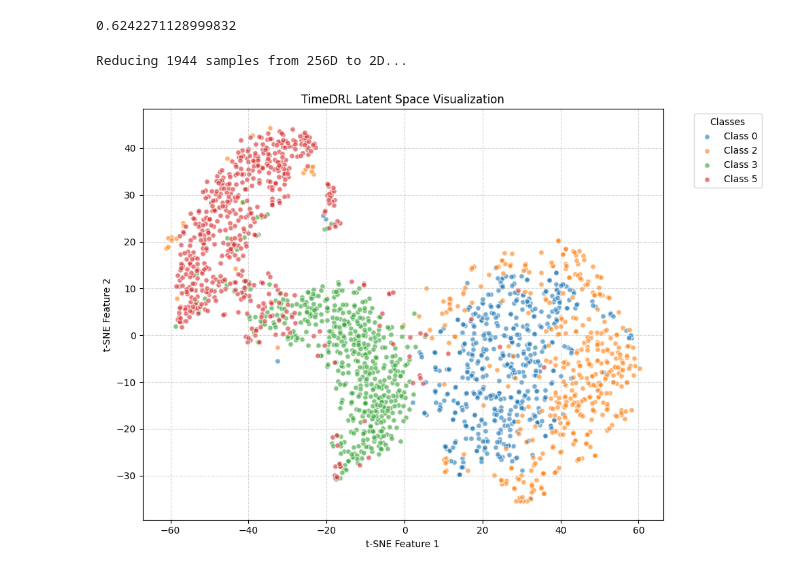
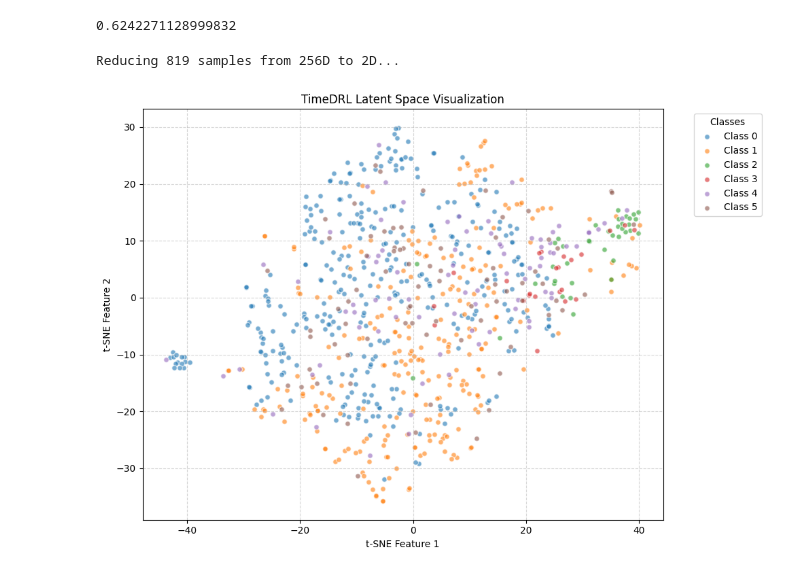
Before and after one commit to czotterbenedek/ood-detection-with-timedrl, a Jupyter notebook: analysis_results.ipynb, the cells around one changed output. Cells and saved outputs as stored; diff of their text form; code cells hidden in the pictures.

```diff
--- a/analysis_results.ipynb
+++ b/analysis_results.ipynb
@@ -329,10 +375,10 @@ plot_auroc_manual(id_results, ood_results, score_type='max_conf')
 [figure]
 0.6242271128999832
 # %%
-plot_latent_clusters(id_results)
+plot_latent_clusters(analysis_results)
 # %% [output]
-Reducing 1944 samples from 256D to 2D...
+Reducing 819 samples from 256D to 2D...
-[figure, old version]
+[figure, new version]
 # %%
 plot_per_class_confidence(analysis_results)
 # %% [output]
```
Also changed, not shown: parts of 13 cells of this notebook.
